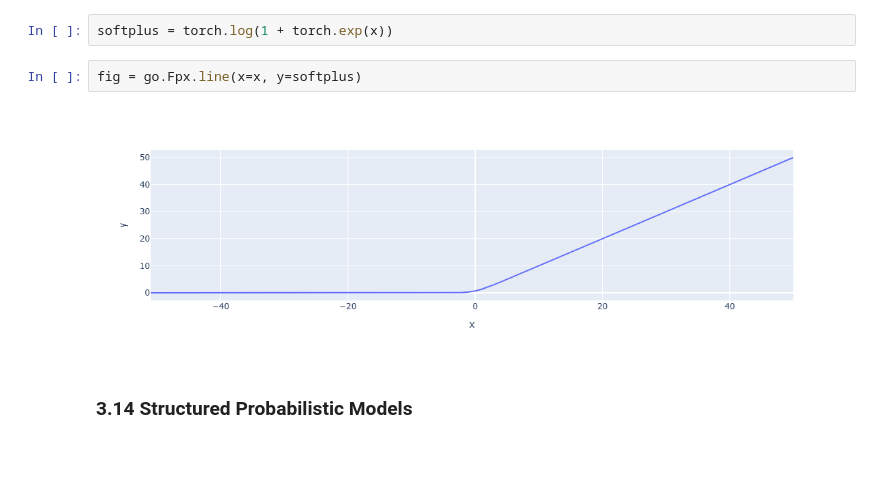
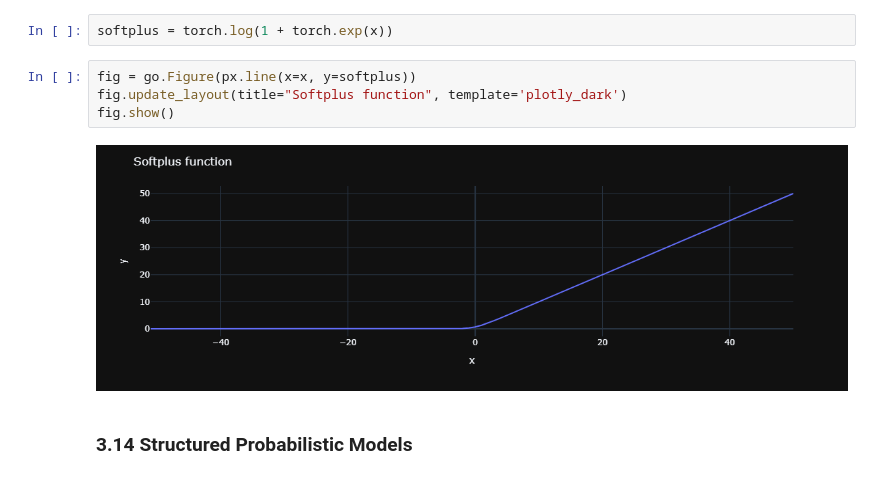
Before and after one commit to PravinHaligonda/Deep-Learning, a Jupyter notebook: Probability_and_Information/Probability.ipynb, the cells around one changed output. Drawn from its saved outputs; the diff is of its cells as text.

```diff
--- a/Probability_and_Information/Probability.ipynb
+++ b/Probability_and_Information/Probability.ipynb
@@ -360,9 +360,11 @@ fig.show()
 # %%
 softplus = torch.log(1 + torch.exp(x))
 # %%
-fig = go.Fpx.line(x=x, y=softplus)
+fig = go.Figure(px.line(x=x, y=softplus))
+fig.update_layout(title="Softplus function", template='plotly_dark')
+fig.show()
 # %% [output]
-[figure, old version]
+[figure, new version]
 # %% [markdown]
 ### 3.14 Structured Probabilistic Models
 # %%
```
